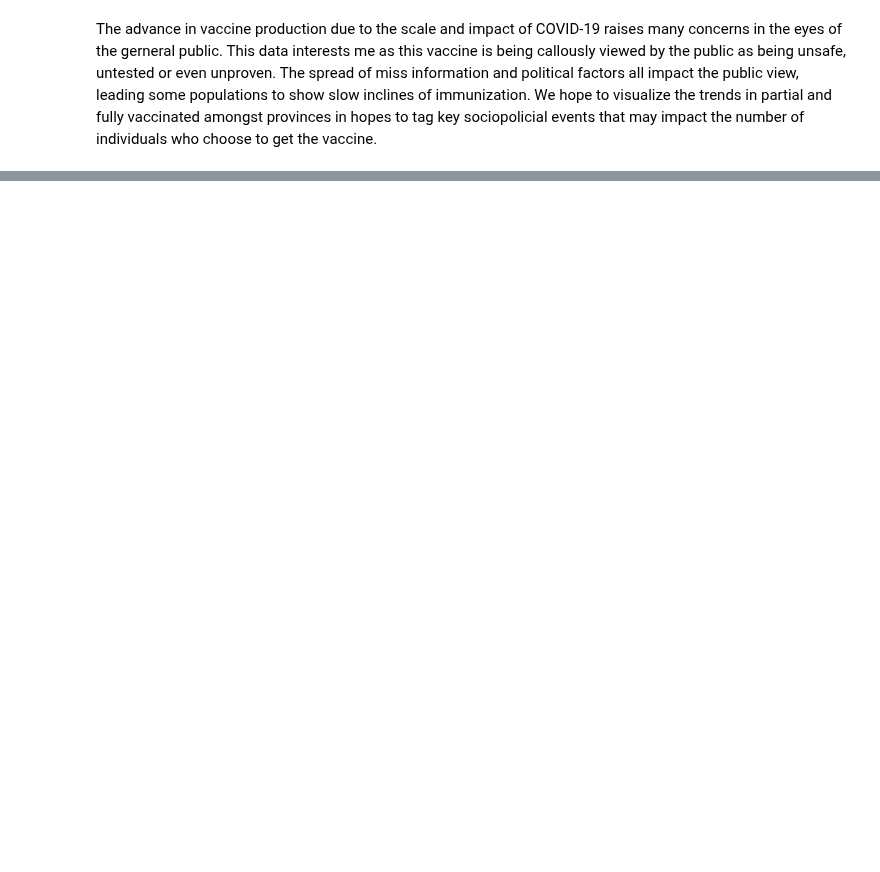
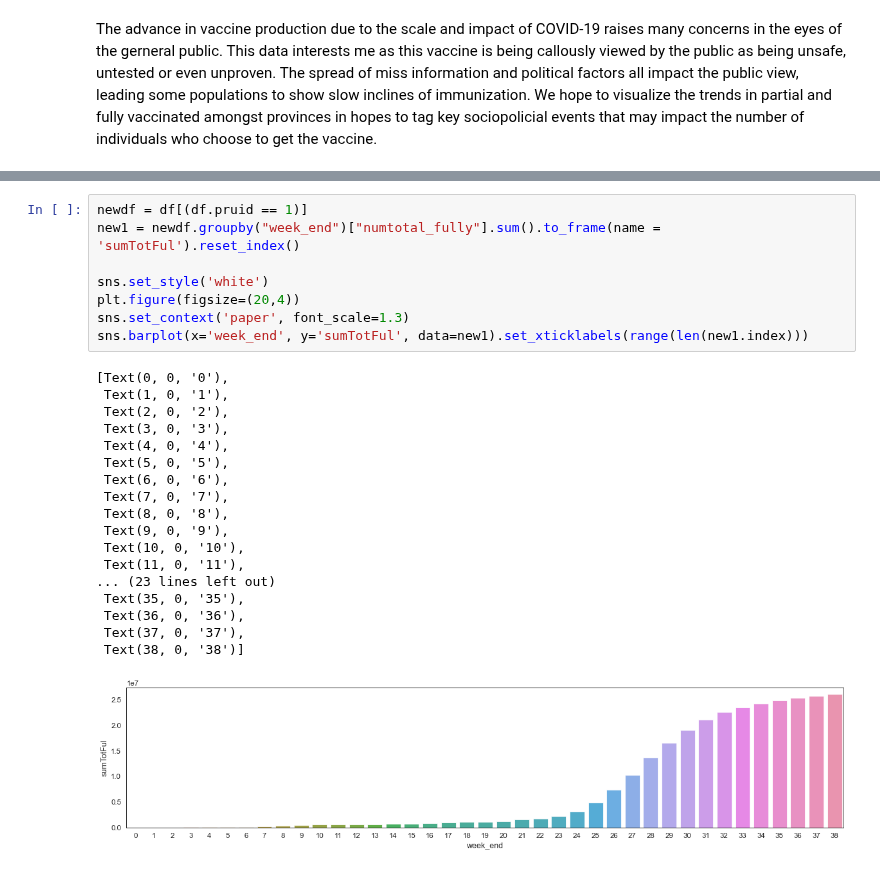
Before and after one commit to data301-2021-winter1/group48-project, a Jupyter notebook: notebooks/analysis1.ipynb, the cells around one changed output, grey strips where cells are left out. Drawn from its saved outputs; the diff is of its cells as text; blank space fills up the shorter version.

```diff
--- a/notebooks/analysis1.ipynb
+++ b/notebooks/analysis1.ipynb
@@ -27,0 +203,27 @@ df
+# %%
+newdf = df[(df.pruid == 1)]
+new1 = newdf.groupby("week_end")["numtotal_fully"].sum().to_frame(name = 'sumTotFul').reset_index()
+
+sns.set_style('white')
+plt.figure(figsize=(20,4))
+sns.set_context('paper', font_scale=1.3)
+sns.barplot(x='week_end', y='sumTotFul', data=new1).set_xticklabels(range(len(new1.index)))
+# %% [output]
+[Text(0, 0, '0'),
+ Text(1, 0, '1'),
+ Text(2, 0, '2'),
+ Text(3, 0, '3'),
+ Text(4, 0, '4'),
+ Text(5, 0, '5'),
+ Text(6, 0, '6'),
+ Text(7, 0, '7'),
+ Text(8, 0, '8'),
+ Text(9, 0, '9'),
+ Text(10, 0, '10'),
+ Text(11, 0, '11'),
+... (23 lines left out)
+ Text(35, 0, '35'),
+ Text(36, 0, '36'),
+ Text(37, 0, '37'),
+ Text(38, 0, '38')]
+[figure, added]
```
Also changed, not shown: parts of 25 cells of this notebook.
